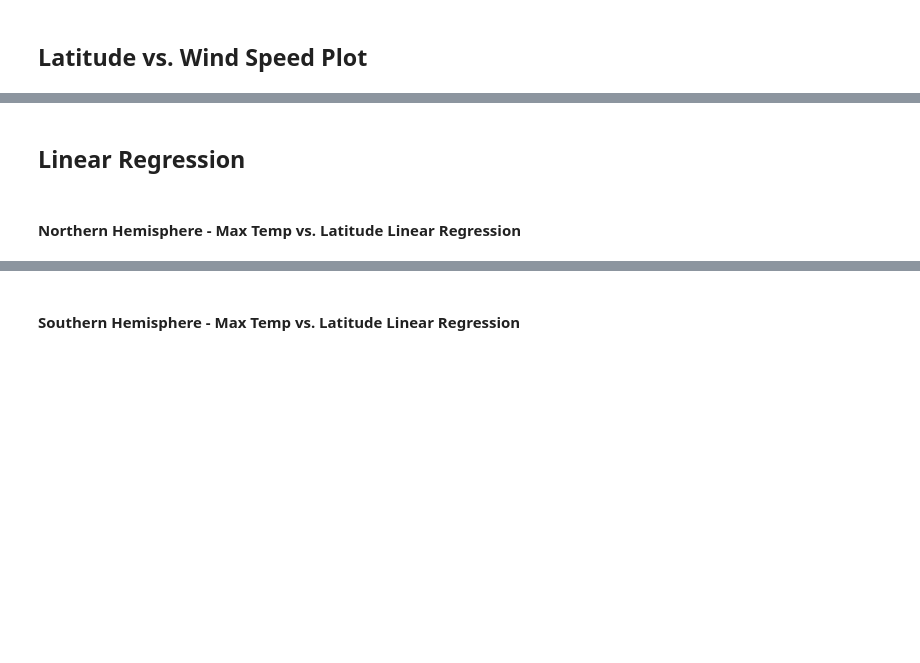
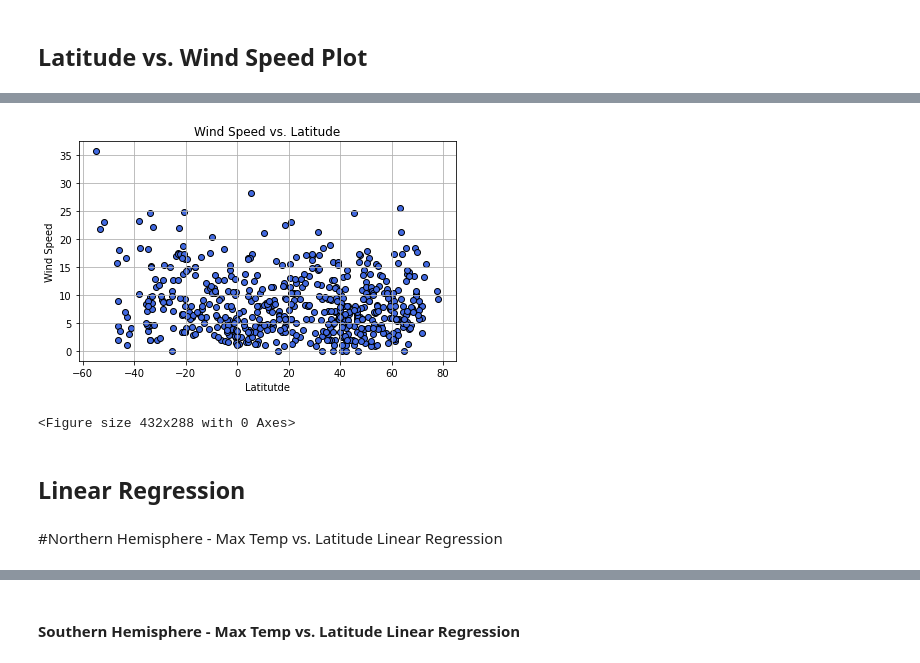
Before and after one commit to aespinosa49/python-api-challenge, a Jupyter notebook: Instructions/WeatherPy/WeatherPy.ipynb, the cells around one changed output, grey strips where cells are left out. Saved outputs shown, nothing was run; the diff lists cells and outputs as text; code cells hidden in the pictures; blank space fills up the shorter version.

```diff
--- a/Instructions/WeatherPy/WeatherPy.ipynb
+++ b/Instructions/WeatherPy/WeatherPy.ipynb
@@ -213,2 +239,14 @@ Int64Index([], dtype='int64')
+# %%
+plt.scatter(weatherdf["LAT"], weatherdf["Wind Speed"], facecolors="royalblue", edgecolors="black")
+plt.title("Wind Speed vs. Latitude")
+plt.xlabel("Latitutde")
+plt.ylabel("Wind Speed")
+plt.grid(linestyle="-")
+plt.tight_layout()
+plt.show()
+plt.savefig("../Images/Wind Speed vs. Latitude.png")
+# %% [output]
+[figure, added]
+<Figure size 432x288 with 0 Axes>
 # %% [markdown]
 ## Linear Regression
@@ -215,2 +256,2 @@ Int64Index([], dtype='int64')
 # %% [markdown]
-####  Northern Hemisphere - Max Temp vs. Latitude Linear Regression
+#Northern Hemisphere - Max Temp vs. Latitude Linear Regression
```
Also changed, not shown: parts of 28 cells of this notebook, 5 other files.
